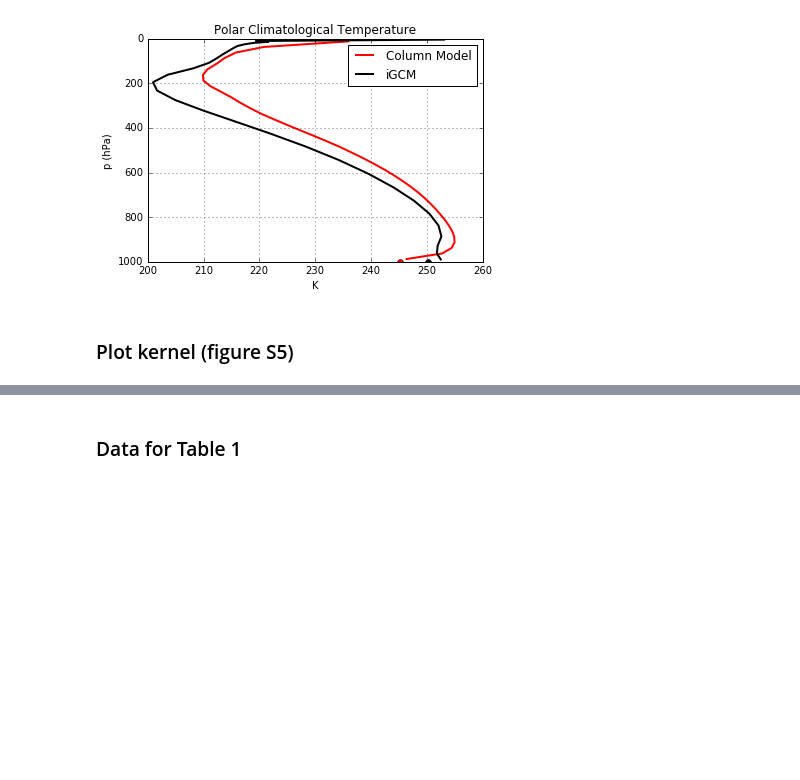
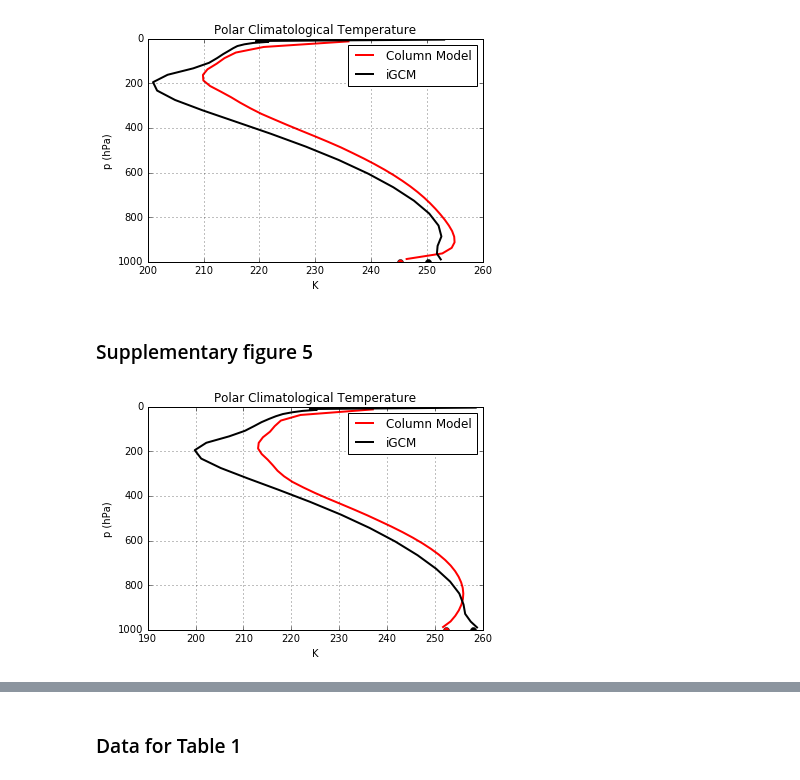
Before and after one commit to matthewjhenry/HM19_SRM, a Jupyter notebook: Henry and Merlis 2019 Solar Radiation Management.ipynb, the cells around one changed output, grey strips where cells are left out. Drawn from its saved outputs; the diff is of its cells as text; code cells hidden in the pictures; blank space fills up the shorter version.

```diff
--- a/Henry and Merlis 2019 Solar Radiation Management.ipynb
+++ b/Henry and Merlis 2019 Solar Radiation Management.ipynb
@@ -769,5 +656,20 @@ plt.savefig('figS4.eps')
 plt.show()
 # %% [output]
 [figure]
-# %% [markdown]
-### Plot kernel (figure S5)
+# %% [markdown]
+### Supplementary figure 5
+# %%
+plt.plot(SI_model.state['Tatm'],model.lev,c='r',label='Column Model',linewidth=2)
+plt.plot(SI_model.state['Ts'], 1000, 'ro',markersize=6)
+plt.plot(plot_pole(co2.temp_ctl,co2.lat_,60),co2.sig_*1000, 'k', label='iGCM',linewidth=2)
+plt.plot(mean_lat(co2.lat_[co2.lat_>60],co2.sat_ctl[co2.lat_>60]), 1000, 'ko',markersize=6)
+plt.title('Polar Climatological Temperature')
+plt.xlabel('K')
+plt.ylabel('p (hPa)')
+lgd =plt.legend(loc='best')
+plt.gca().invert_yaxis()
+plt.grid()
+plt.savefig('figS5.eps')
+plt.show()
+# %% [output]
+[figure, added]
```
Also changed, not shown: parts of 44 cells of this notebook.
